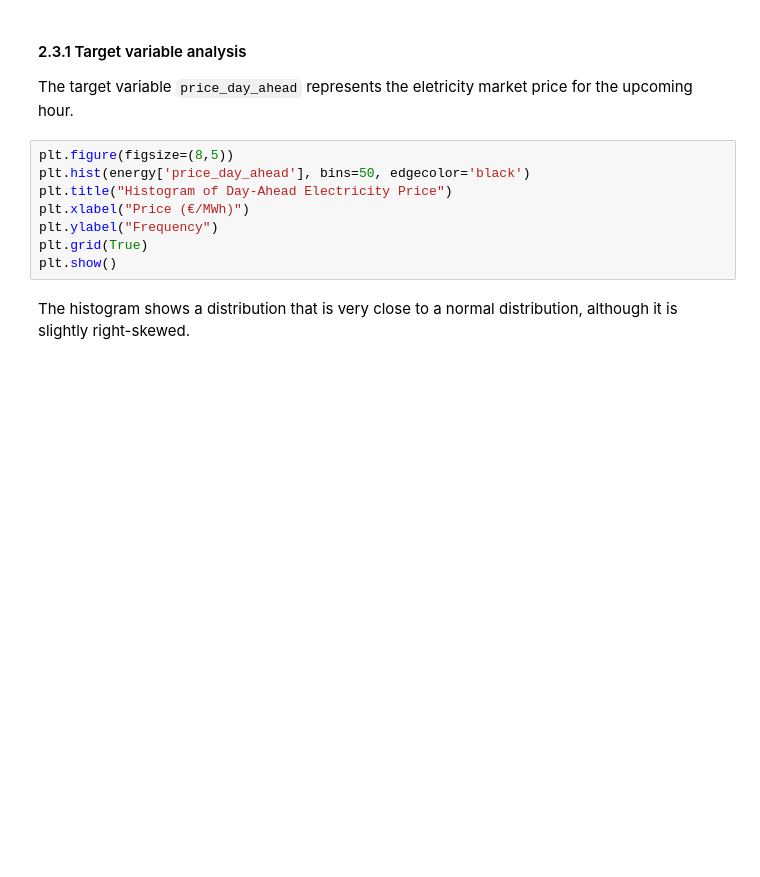
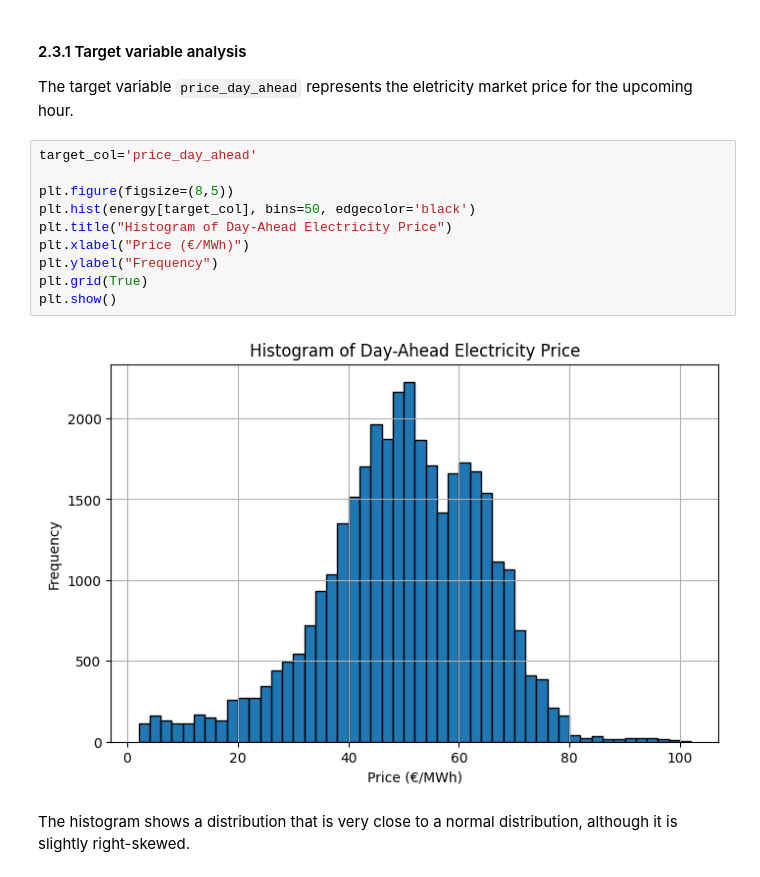
Before and after one commit to matowaty/MINDD_project, a Jupyter notebook: project_2/project2.ipynb, the cells around one changed output. Drawn from its saved outputs; the diff is of its cells as text; blank space fills up the shorter version.

```diff
--- a/project_2/project2.ipynb
+++ b/project_2/project2.ipynb
@@ -76,13 +153,17 @@ weather.head()
 
 The target variable `price_day_ahead` represents the eletricity market price for the upcoming hour.
 # %%
+target_col='price_day_ahead'
+
 plt.figure(figsize=(8,5))
-plt.hist(energy['price_day_ahead'], bins=50, edgecolor='black')
+plt.hist(energy[target_col], bins=50, edgecolor='black')
 plt.title("Histogram of Day-Ahead Electricity Price")
 plt.xlabel("Price (€/MWh)")
 plt.ylabel("Frequency")
 plt.grid(True)
 plt.show()
+# %% [output]
+[figure, added]
 # %% [markdown]
 The histogram shows a distribution that is very close to a normal distribution, although it is slightly right-skewed.
 # %%
```
Also changed, not shown: parts of 52 cells of this notebook.
